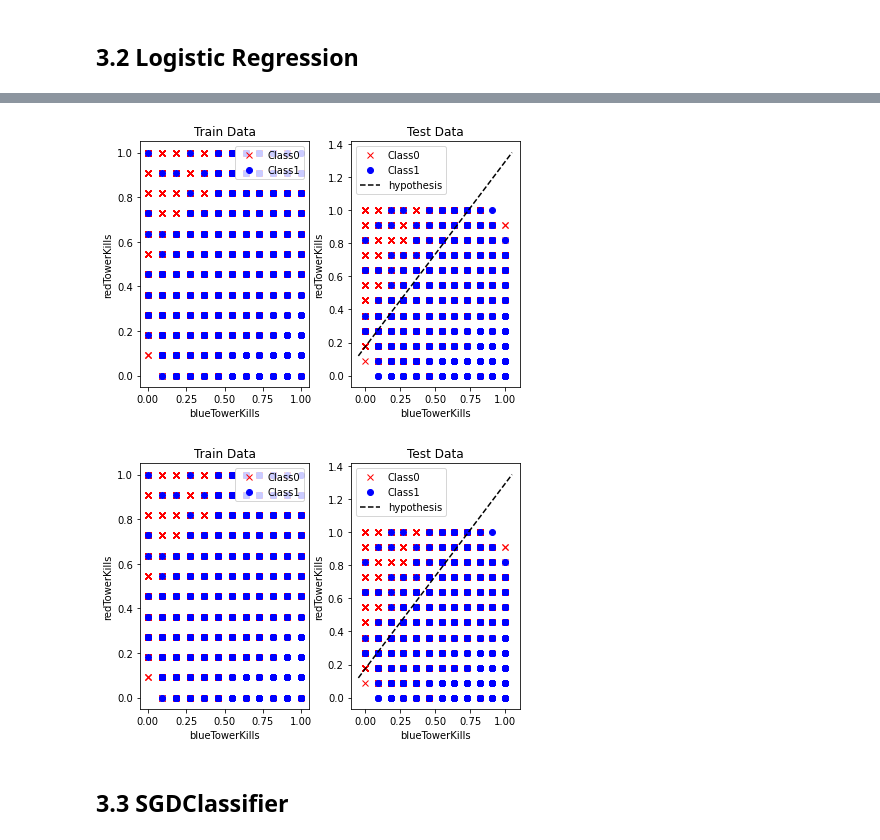
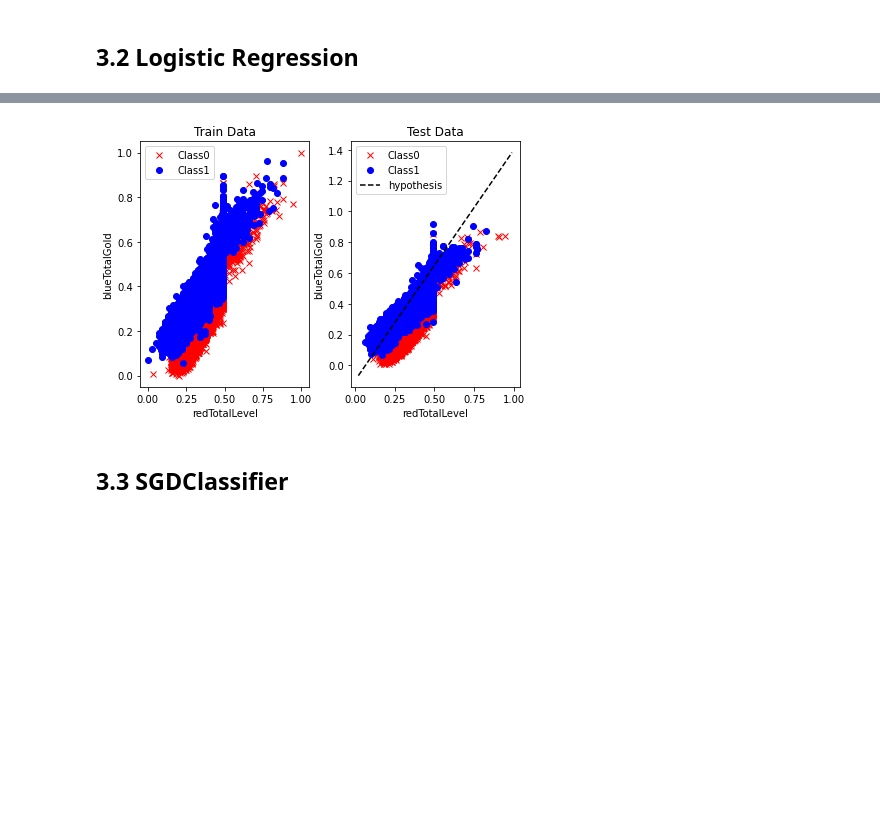
Before and after one commit to fatihemreyildiz/DataMiningFinalProject, a Jupyter notebook: final.ipynb, the cells around one changed output, grey strips where cells are left out. Cells and saved outputs as stored; diff of their text form; code cells hidden in the pictures; blank space fills up the shorter version.

Commit message:
new outputs and graphs are added

```diff
--- a/final.ipynb
+++ b/final.ipynb
@@ -228,8 +232,9 @@ None
 # %%
-visualize_decision_boundary(models[0], feature_importances[0][0], feature_importances[1][0], X_train, y_train, X_test, y_test, X_columns)
+fig = visualize_decision_boundary(models[0], class_0_feature_list[0][0], class_1_feature_list[1][0], X_train, y_train, X_test, y_test, X_columns)
+
+fig.savefig("graphs/logisticregression_decision_boundary.pdf")
 # %% [output]
-[figure, old version]
+[figure, new version]
-[figure, removed]
 # %% [markdown]
 ## 3.3 SGDClassifier
 # %%
```
Also changed, not shown: parts of 16 cells of this notebook, 11 other files.
